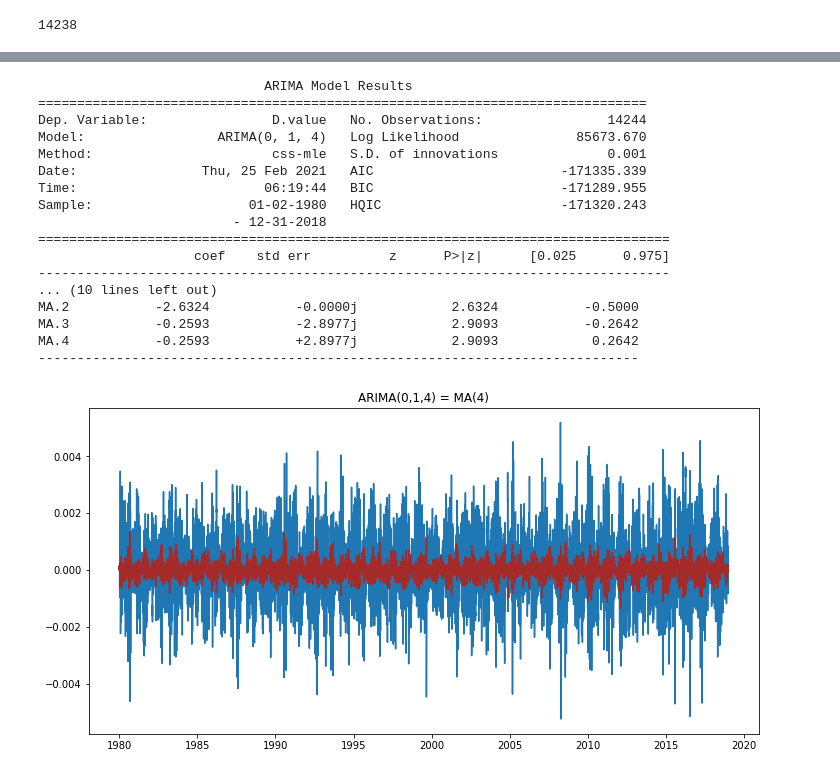
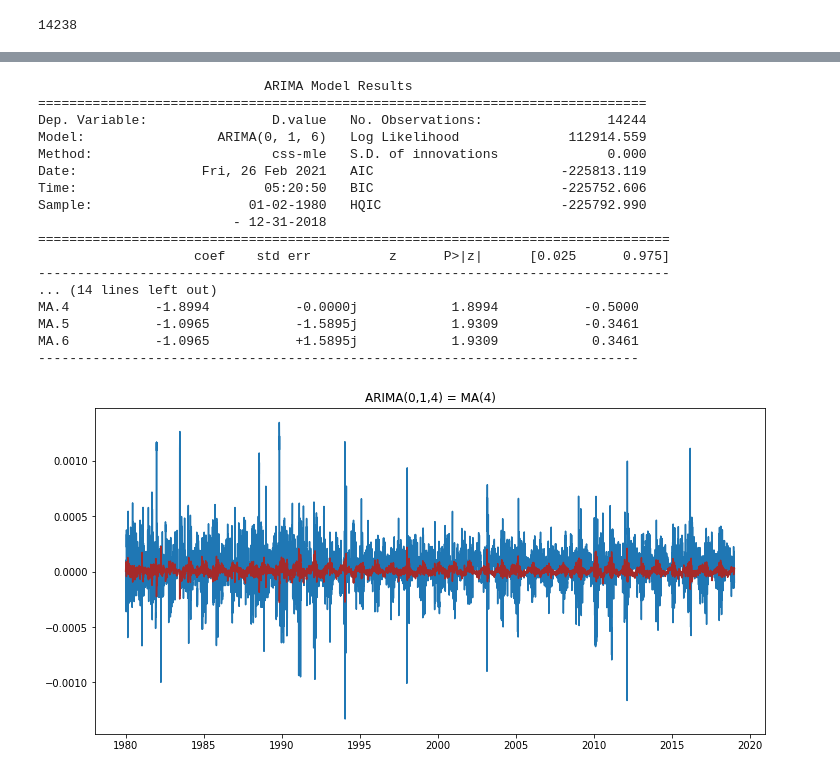
Before and after one commit to mariron42/FisicaComputacional-1, a Jupyter notebook: Evaluación/Examen1.ipynb, the cells around one changed output, grey strips where cells are left out. Cells and saved outputs as stored; diff of their text form; code cells hidden in the pictures.

```diff
--- a/Evaluación/Examen1.ipynb
+++ b/Evaluación/Examen1.ipynb
@@ -145,14 +127,13 @@ def test_stationarity(df_ts):
         dfoutput['Critical Value (%s)'%key] = value
     print(dfoutput)
 # %%
-# Creamos la primer serie de Tiempo para analizar,
 # haciendo una copia de la epoca de 1990 a 2013
 # o el periodo que se desee. Podemos regresar a esta punto las veces que se requiera definir
 
 # Fechas de inicio y fin, para filtrar la información
-start, end = '1980-01', '2019-12'
+start, end = '1980-01', '2018-12'
 
-ts_90 = df_90.loc[start:end].copy()#aquí es donde estamos creando el periodo de tiempo a analizar
+ts_90 = df_90[start:end].copy()#aquí es donde estamos creando el periodo de tiempo a analizar
 # %%
 #Vemos los primeros datos
 ts_90.head()
@@ -425,2 +405,6 @@ Con estos dos valores construiremos los modelos ARIMA correspondientes.
+# %%
+#Asignar valores a "p" y "q"
+p=2
+q=6
 # %%
 # Modelo AR(p): (p,d,q) = (2,1,0)
@@ -452,28 +436,28 @@ AR.2           -0.6354           +2.1985j            2.2885            0.2948
 # %%
-# Modelo MA(q): (p,d,q) = (0,1,4)
-model = ARIMA(ts_test_log, order=(0,1,4), missing='drop')
+# Modelo MA(q): (p,d,q) = (0,1,6)
+model = ARIMA(ts_test_log, order=(0,1,q), missing='drop')
 results_MA = model.fit(displ=-1)
 plt.plot(ts_test_log_diff)
 plt.plot(results_MA.fittedvalues, color='brown')
 plt.title('ARIMA(0,1,4) = MA(4)')
 print(results_MA.summary())
 # %% [output]
                              ARIMA Model Results
 ==============================================================================
 Dep. Variable:                D.value   No. Observations:                14244
-Model:                 ARIMA(0, 1, 4)   Log Likelihood               85673.670
-Method:                       css-mle   S.D. of innovations              0.001
-Date:                Thu, 25 Feb 2021   AIC                        -171335.339
-Time:                        06:19:44   BIC                        -171289.955
-Sample:                    01-02-1980   HQIC                       -171320.243
+Model:                 ARIMA(0, 1, 6)   Log Likelihood              112914.559
+Method:                       css-mle   S.D. of innovations              0.000
+Date:                Fri, 26 Feb 2021   AIC                        -225813.119
+Time:                        05:20:50   BIC                        -225752.606
+Sample:                    01-02-1980   HQIC                       -225792.990
                          - 12-31-2018
 =================================================================================
                     coef    std err          z      P>|z|      [0.025      0.975]
 ---------------------------------------------------------------------------------
-... (10 lines left out)
-MA.2           -2.6324           -0.0000j            2.6324           -0.5000
-MA.3           -0.2593           -2.8977j            2.9093           -0.2642
-MA.4           -0.2593           +2.8977j            2.9093            0.2642
+... (14 lines left out)
+MA.4           -1.8994           -0.0000j            1.8994           -0.5000
+MA.5           -1.0965           -1.5895j            1.9309           -0.3461
+MA.6           -1.0965           +1.5895j            1.9309            0.3461
 -----------------------------------------------------------------------------
-[figure, old version]
+[figure, new version]
 # %%
```
Also changed, not shown: parts of 30 cells of this notebook.
